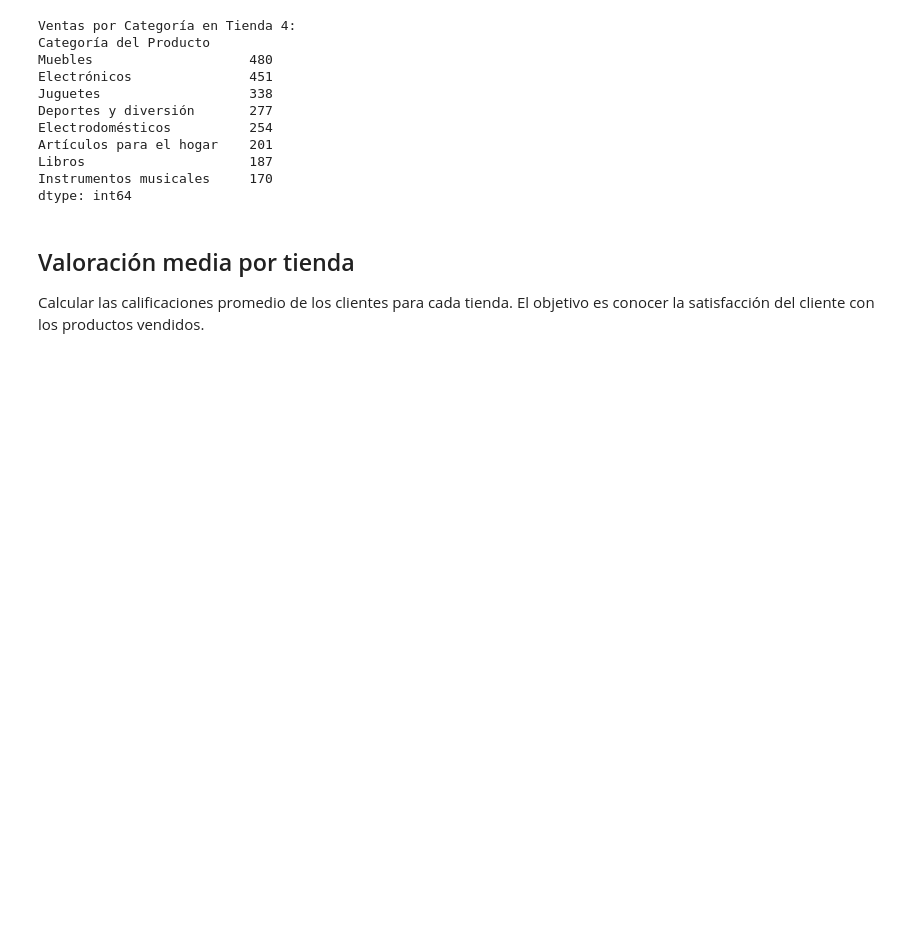
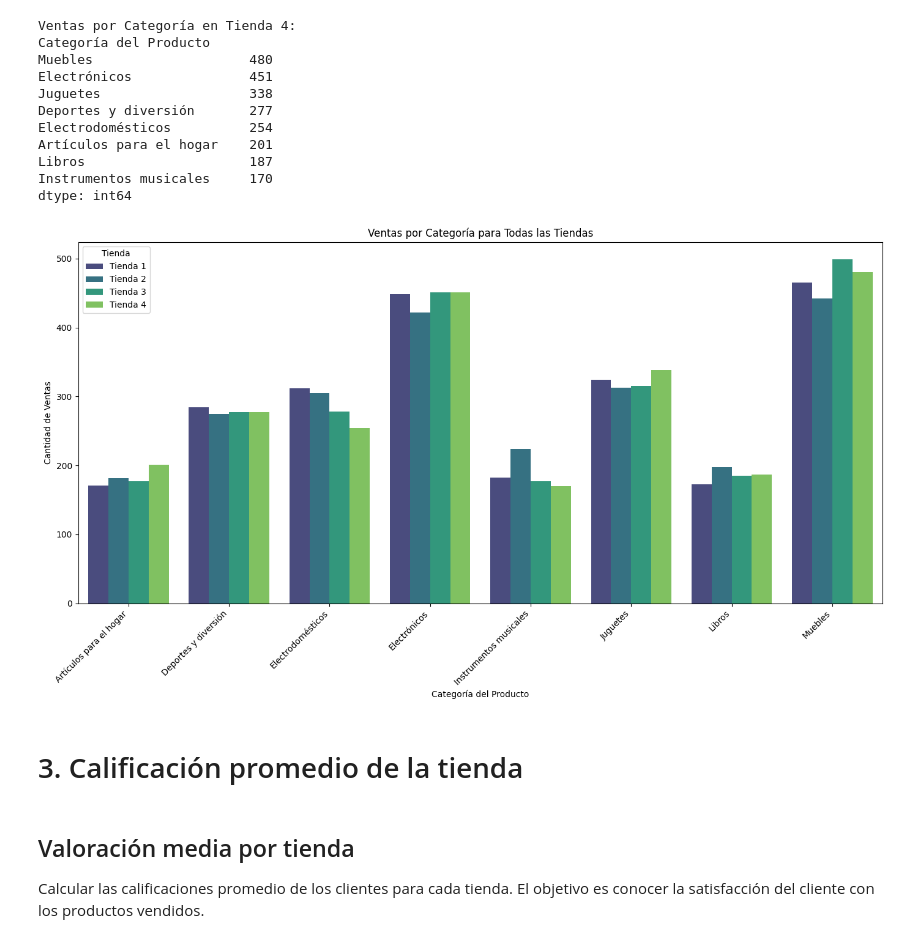
Before and after one commit to SaryCamasH/Alura-Store-Latam, a Jupyter notebook: AluraStoreLatam.ipynb, the cells around one changed output. Cells and saved outputs as stored; diff of their text form; code cells hidden in the pictures; blank space fills up the shorter version.

```diff
--- a/AluraStoreLatam.ipynb
+++ b/AluraStoreLatam.ipynb
@@ -164,6 +199,45 @@ Artículos para el hogar    201
 Libros                     187
 Instrumentos musicales     170
 dtype: int64
+# %%
+import pandas as pd
+import matplotlib.pyplot as plt
+import seaborn as sns
+
+ventas_por_categoria_todas_tiendas = pd.DataFrame({
+    'Tienda 1': ventas_por_categoria_tienda1,
+    'Tienda 2': ventas_por_categoria_tienda2,
+    'Tienda 3': ventas_por_categoria_tienda3,
+    'Tienda 4': ventas_por_categoria_tienda4
+})
+
+ventas_por_categoria_todas_tiendas = ventas_por_categoria_todas_tiendas.reset_index()
+
+ventas_melted = ventas_por_categoria_todas_tiendas.melt(
+    id_vars=['Categoría del Producto'],
+    var_name='Tienda',
+    value_name='Cantidad de Ventas'
+)
+
+plt.figure(figsize=(14, 8))
+sns.barplot(
+    data=ventas_melted,
+    x='Categoría del Producto',
+    y='Cantidad de Ventas',
+    hue='Tienda',
+    palette='viridis'
+)
+plt.title('Ventas por Categoría para Todas las Tiendas')
+plt.xlabel('Categoría del Producto')
+plt.ylabel('Cantidad de Ventas')
+plt.xticks(rotation=45, ha='right')
+plt.legend(title='Tienda')
+plt.tight_layout()
+plt.show()
+# %% [output]
+[figure, added]
+# %% [markdown]
+# 3. Calificación promedio de la tienda
 # %% [markdown]
 ## Valoración media por tienda
 
```
Also changed, not shown: parts of 19 cells of this notebook.
